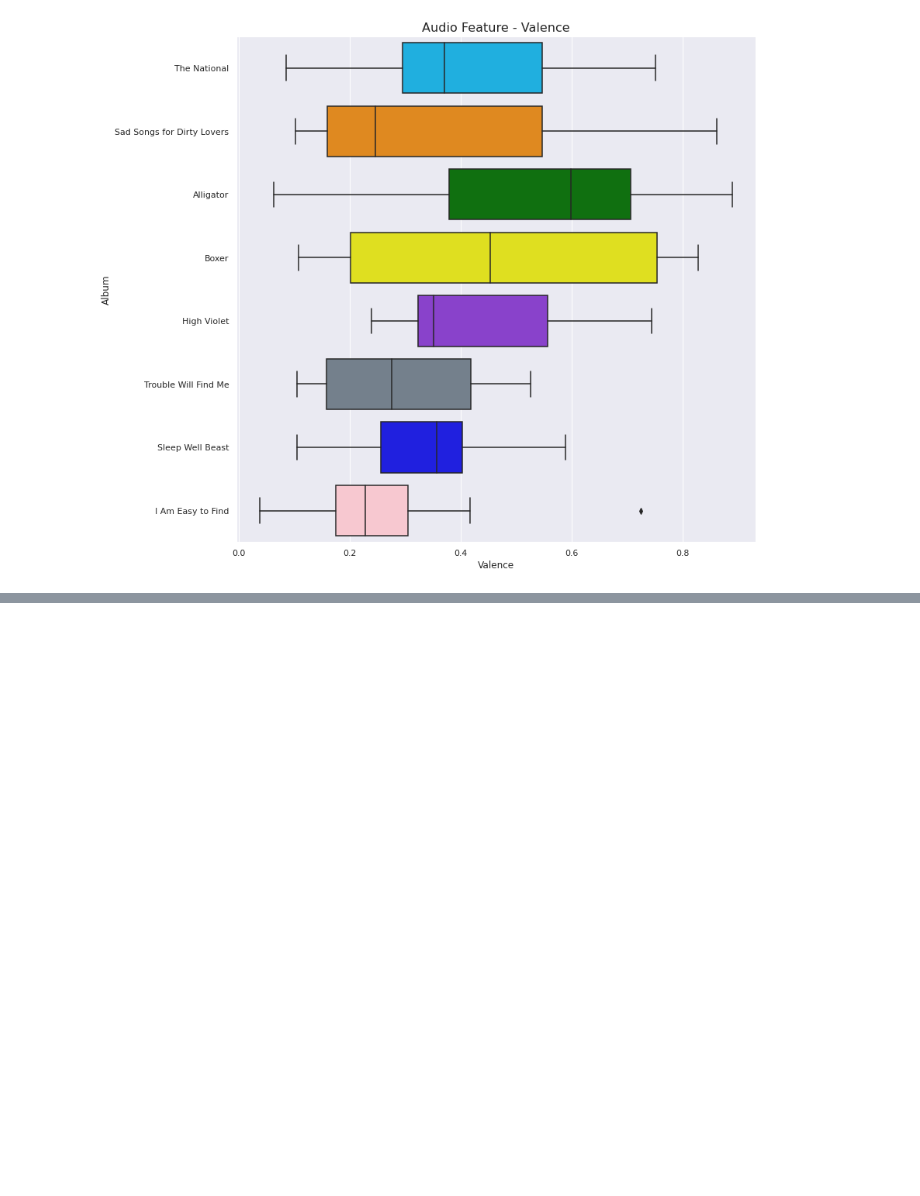
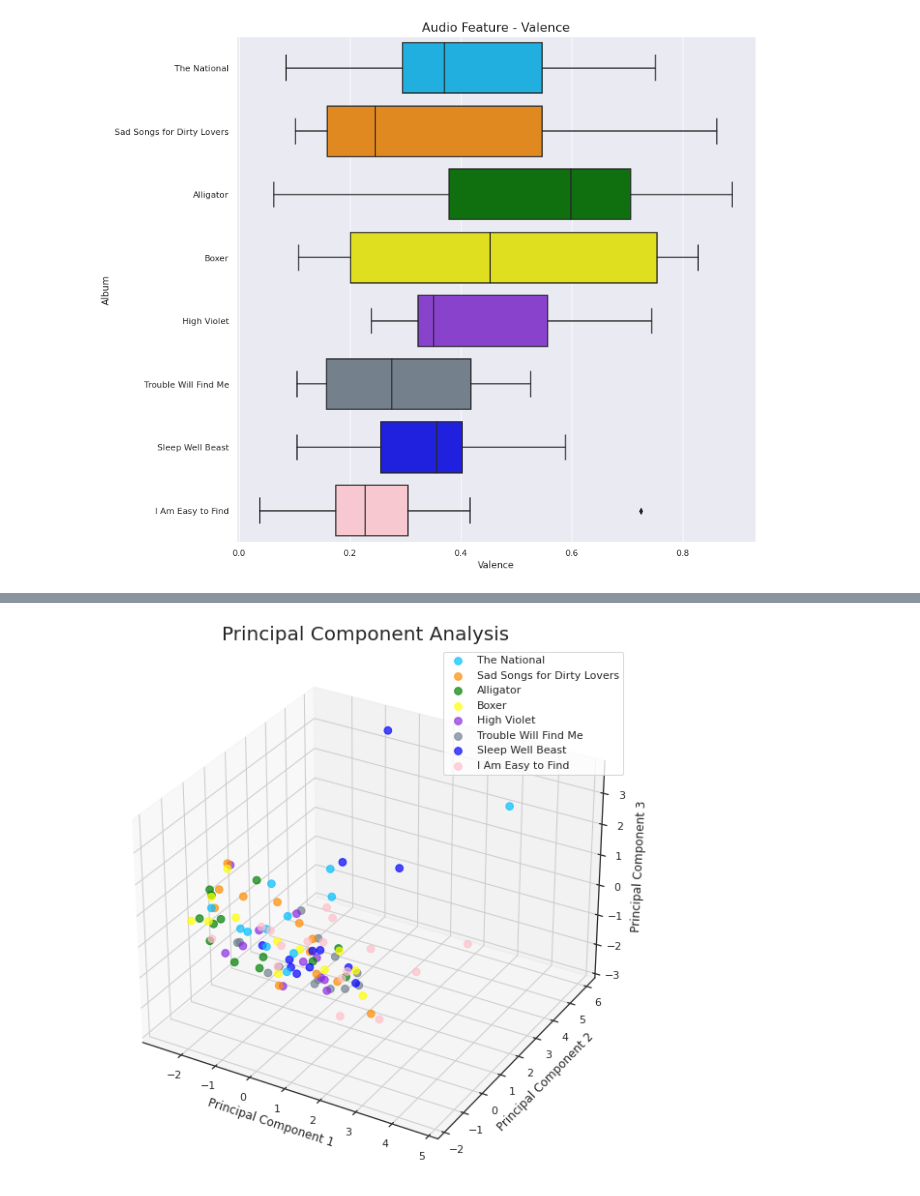
Before and after one commit to codey-phoun/SpotifyAudioFeatures_TheNational, a Jupyter notebook: Spotipy_The_National.ipynb, the cells around one changed output, grey strips where cells are left out. Cells and saved outputs as stored; diff of their text form; code cells hidden in the pictures; blank space fills up the shorter version.

```diff
--- a/Spotipy_The_National.ipynb
+++ b/Spotipy_The_National.ipynb
@@ -957,0 +963,14 @@ box_valence.set_title("Audio Feature - Valence", fontsize = 16);
+# %%
+x = studio_albums_df[x_feat]
+y = studio_albums_df['album']
+
+x = StandardScaler().fit_transform(x)
+# %%
+pca = PCA(n_components = 3)
+principalComponents = pca.fit_transform(x)
+principalDf = pd.DataFrame(data = principalComponents,
+                           columns = ['PC1',
+                                      'PC2',
+                                      'PC3'])
+# %%
+finalDf = pd.concat([principalDf, y], axis = 1)
@@ -957,0 +993,23 @@ box_valence.set_title("Audio Feature - Valence", fontsize = 16);
+# %%
+sns.set(style = "white")
+
+fig = plt.figure(figsize = (10,10))
+ax = fig.add_subplot(111, projection='3d')
+
+ax.set_xlabel('Principal Component 1', fontsize = 12)
+ax.set_ylabel('Principal Component 2', fontsize = 12)
+ax.set_zlabel('Principal Component 3', fontsize = 12)
+ax.set_title('Principal Component Analysis', fontsize = 20)
+
+for album, color in album_palette.items():
+    indicesToKeep = finalDf['album'] == album
+    ax.scatter(finalDf.loc[indicesToKeep, 'PC1'],
+               finalDf.loc[indicesToKeep, 'PC2'],
+               finalDf.loc[indicesToKeep, 'PC3'],
+               c = color,
+               s = 60,
+               alpha = 0.7)
+
+ax.legend(studio_albums);
+# %% [output]
+[figure, added]
```
Also changed, not shown: parts of 6 cells of this notebook.
